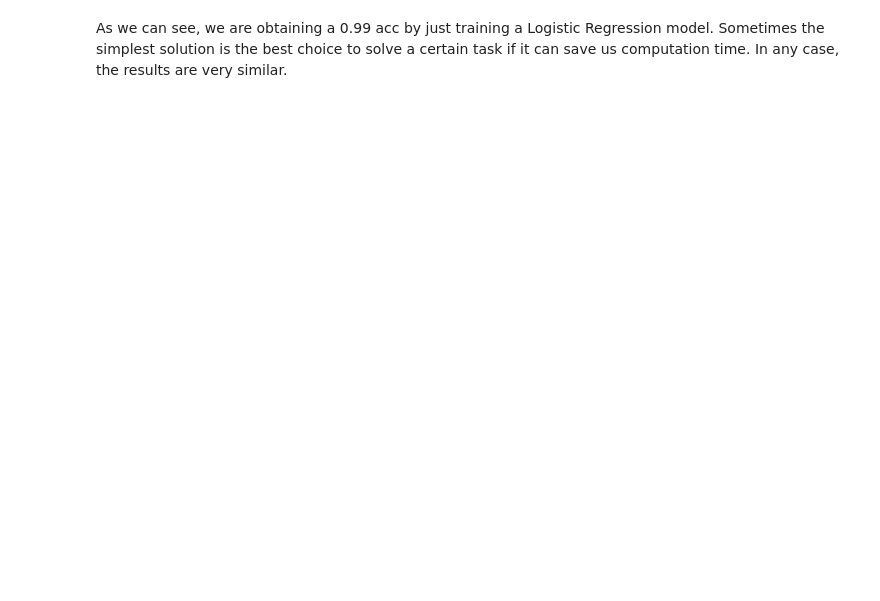
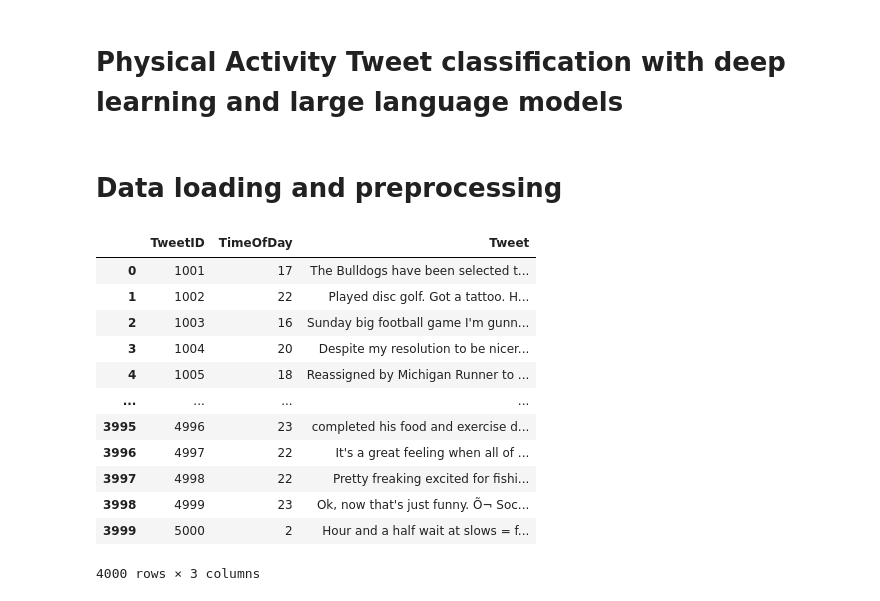
Before and after one commit to Ludougan123234/medical-nlp-projects, a Jupyter notebook: project1/proj1-dl.ipynb, the cells around one changed output. Drawn from its saved outputs; the diff is of its cells as text; code cells hidden in the pictures; blank space fills up the shorter version.

Commit message:
Fix project 1 deep learning part

```diff
--- a/project1/proj1-dl.ipynb
+++ b/project1/proj1-dl.ipynb
@@ -868,2 +1,2 @@ print(classification_report(y_test, LR_pred, target_names=target_names))
-# %% [markdown]
-As we can see, we are obtaining a 0.99 acc by just training a Logistic Regression model. Sometimes the simplest solution is the best choice to solve a certain task if it can save us computation time. In any case, the results are very similar.
+# %% [markdown]
+# Physical Activity Tweet classification with deep learning and large language models
@@ -869,0 +23,62 @@ As we can see, we are obtaining a 0.99 acc by just training a Logistic Regressio
+# %% [markdown]
+# Data loading and preprocessing
+# %%
+# Load the training data
+text_file = 'train.txt'
+label_file = 'WN23_PA_training_labels.txt'
+
+text_df = pd.read_csv(text_file, sep = ",",encoding = "ISO-8859-1")
+label_df = pd.read_csv(label_file, sep = ",", encoding = "ISO-8859-1")
+# print(text_df.head())
+label_df = label_df['Label']
+
+def regex_preprocessing(text: str) -> str:
+     """
+     Removes:
+     1. URL links
+     2. line break (\n) characters
+     3. whitespace characters (&amp;)
+     4. @username
+     5. Substitute w/ --> "with", @  --> "at" (not accounting for username)
+     6. Character normalization (e.g., todddaayyy --> today)
+
+     Args:
+         text (str): string to be preprocessed
+
+     Returns:
+         str: a cleaned text
+     """
+     url = r"(?:http|https):\/\/[a-zA-Z0-9]*\.[a-zA-Z0-9]*\/[a-zA-Z0-9]*\/[a-zA-Z0-9]*|(?:http|https):\/\/t\.co\/[a-zA-Z0-9]*|(?:http|https):\/\/[a-zA-Z0-9]*\.[a-zA-Z0-9]*\/[a-zA-Z0-9]*"
+     linebreak = r"\n"
+     username = r"@[a-zA-Z0-9_]*(?! )"
+     otherchar = r"(?:&amp;|#|_{2,}|\.{2,}|\\n|\\)"
+     charnorm = r"([A-Za-z])\1{2,}"
+     w = r"w\/" # about
+     at = r"@ " # about 204 occurences
+
+     text = re.sub(url, '', text)
+     text = re.sub(linebreak, '', text)
+     text = re.sub(username, '', text)
+     text = re.sub(otherchar, '', text)
+     text = re.sub(w, "with ", text)
+     text = re.sub(at, "at ", text)
+     text = re.sub(charnorm, r"\1", text)
+
+     return text
+
+text_df['Tweet'] = text_df['Tweet'].apply(lambda x: regex_preprocessing(x)).apply(lambda x: "".join(x))
+text_df
+# %% [output]
+|  | TweetID | TimeOfDay | Tweet |
+| 0 | 1001 | 17 | The Bulldogs have been selected t... |
+| 1 | 1002 | 22 | Played disc golf. Got a tattoo. H... |
+| 2 | 1003 | 16 | Sunday big football game I'm gunn... |
+| 3 | 1004 | 20 | Despite my resolution to be nicer... |
+| 4 | 1005 | 18 | Reassigned by Michigan Runner to ... |
+| ... | ... | ... | ... |
+| 3995 | 4996 | 23 | completed his food and exercise d... |
+| 3996 | 4997 | 22 | It's a great feeling when all of ... |
+| 3997 | 4998 | 22 | Pretty freaking excited for fishi... |
+| 3998 | 4999 | 23 | Ok, now that's just funny. Õ¬ Soc... |
+| 3999 | 5000 | 2 | Hour and a half wait at slows = f... |
+4000 rows × 3 columns
```
Also changed, not shown: parts of 69 cells of this notebook, 1 other file.
